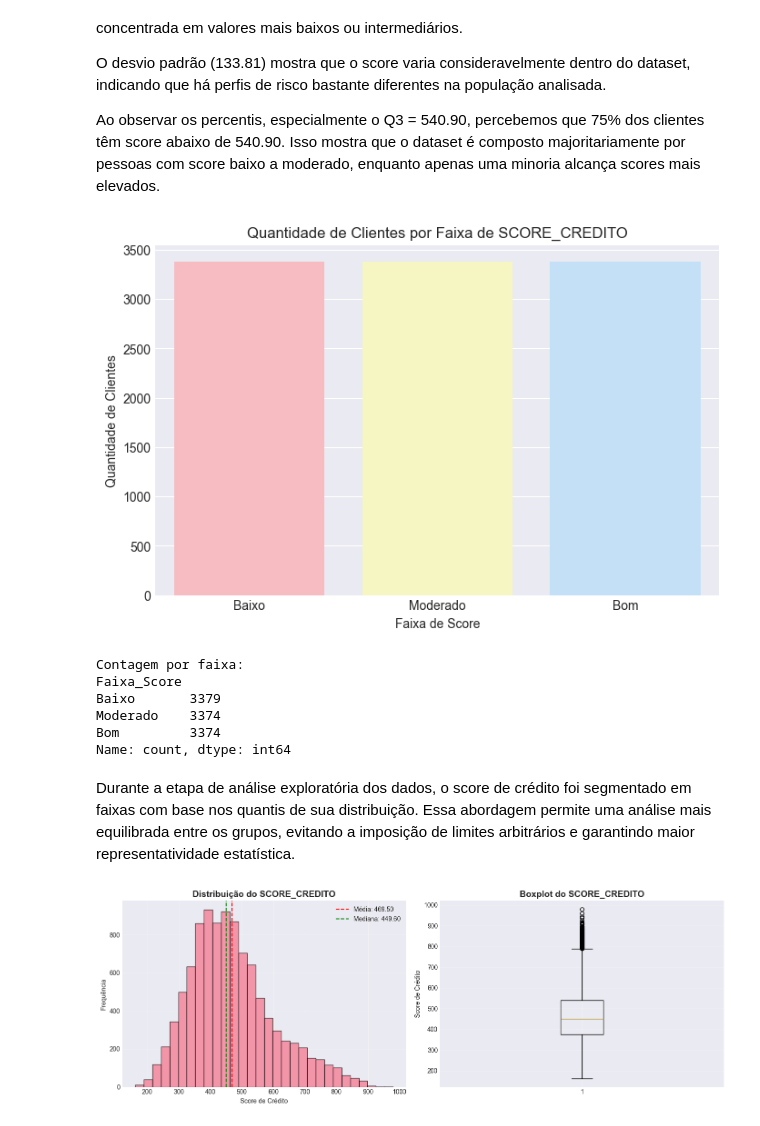
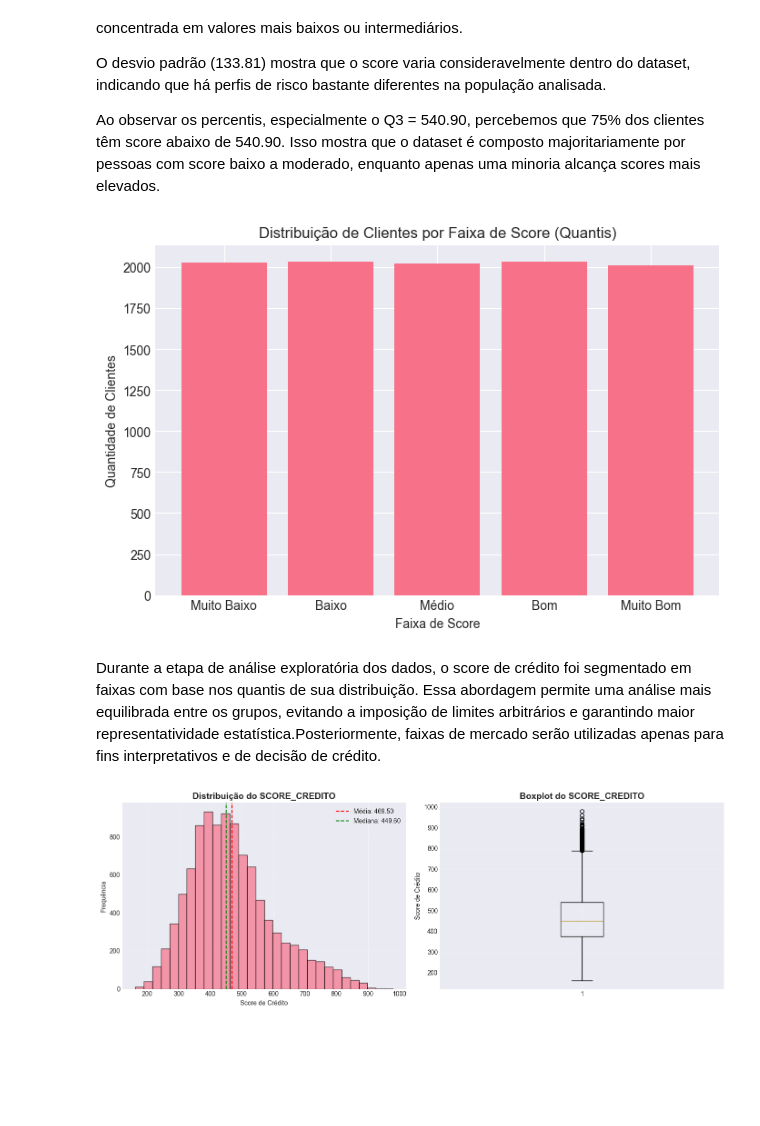
Before and after one commit to mf-sarafyan/fiapmba, a Jupyter notebook: stat/stat_qf_matheus.ipynb, the cells around one changed output. Drawn from its saved outputs; the diff is of its cells as text; code cells hidden in the pictures; blank space fills up the shorter version.

```diff
--- a/stat/stat_qf_matheus.ipynb
+++ b/stat/stat_qf_matheus.ipynb
@@ -207,59 +207,24 @@ Ao observar os percentis, especialmente o Q3 = 540.90, percebemos que 75% dos cl
 Isso mostra que o dataset é composto majoritariamente por pessoas com score baixo a moderado, enquanto apenas uma minoria alcança scores mais elevados.
 # %%
 # Criar categorias para SCORE_CREDITO
-#Faixa de Score	Classificação	Interpretação Serasa Experian
-#0 – 300	🔴 Muito baixo	Alto risco de inadimplência
-#301 – 500	🟠 Baixo	Risco elevado
-#501 – 700	🟡 Regular	Risco moderado
-#701 – 850	🟢 Bom	Baixo risco
-#851 – 1000	🔵 Excelente
-
-df['Faixa_Score'] = pd.qcut(
+df['Faixa_Score_EDA'] = pd.qcut(
     df['SCORE_CREDITO'],
-    q=3,
-    labels=['Baixo', 'Moderado', 'Bom']
+    q=5,
+    labels=['Muito Baixo', 'Baixo', 'Médio', 'Bom', 'Muito Bom']
 )
 
-bins = [0, 300,500, 700,850, dados['SCORE_CREDITO'].max()]
-labels = ['Muito baixo (0-300)','Baixo (301 – 500)','Regular (501 – 700)','Bom (701 – 850)' , 'Excelente (701+)']
+contagem_eda = df['Faixa_Score_EDA'].value_counts().sort_index()
 
-Faixa de Score	Classificação	Interpretação
-0 – 300	🔴 Muito baixo	Alto risco de inadimplência
-301 – 500	🟠 Baixo	Risco elevado
-501 – 700	🟡 Regular	Risco moderado
-701 – 850	🟢 Bom	Baixo risco
-851 – 1000	🔵 Excelente
-
-
-
-
-# Contagem por faixa
-contagem = df['Faixa_Score'].value_counts().sort_index()
-
-# Paleta pastel personalizada
-cores_pastel = ['#FFB3BA', '#FFFFBA', '#BAE1FF']
-
-# Plotar gráfico com cores pastel
 plt.figure(figsize=(8, 5))
-sns.barplot(x=contagem.index, y=contagem.values, palette=cores_pastel)
-plt.title('Quantidade de Clientes por Faixa de SCORE_CREDITO')
+plt.bar(contagem_eda.index, contagem_eda.values)
+plt.title('Distribuição de Clientes por Faixa de Score (Quantis)')
 plt.xlabel('Faixa de Score')
 plt.ylabel('Quantidade de Clientes')
 plt.show()
-
-# Mostrar contagem
-print("Contagem por faixa:")
-print(contagem)
 # %% [output]
-[figure, old version]
+[figure, new version]
-Contagem por faixa:
-Faixa_Score
-Baixo       3379
-Moderado    3374
-Bom         3374
-Name: count, dtype: int64
 # %% [markdown]
-Durante a etapa de análise exploratória dos dados, o score de crédito foi segmentado em faixas com base nos quantis de sua distribuição. Essa abordagem permite uma análise mais equilibrada entre os grupos, evitando a imposição de limites arbitrários e garantindo maior representatividade estatística.
+Durante a etapa de análise exploratória dos dados, o score de crédito foi segmentado em faixas com base nos quantis de sua distribuição. Essa abordagem permite uma análise mais equilibrada entre os grupos, evitando a imposição de limites arbitrários e garantindo maior representatividade estatística.Posteriormente, faixas de mercado serão utilizadas apenas para fins interpretativos e de decisão de crédito.
 # %%
 # Histograma e boxplot da variável target
 fig, axes = plt.subplots(1, 2, figsize=(14, 5))
```
Also changed, not shown: parts of 42 cells of this notebook.
